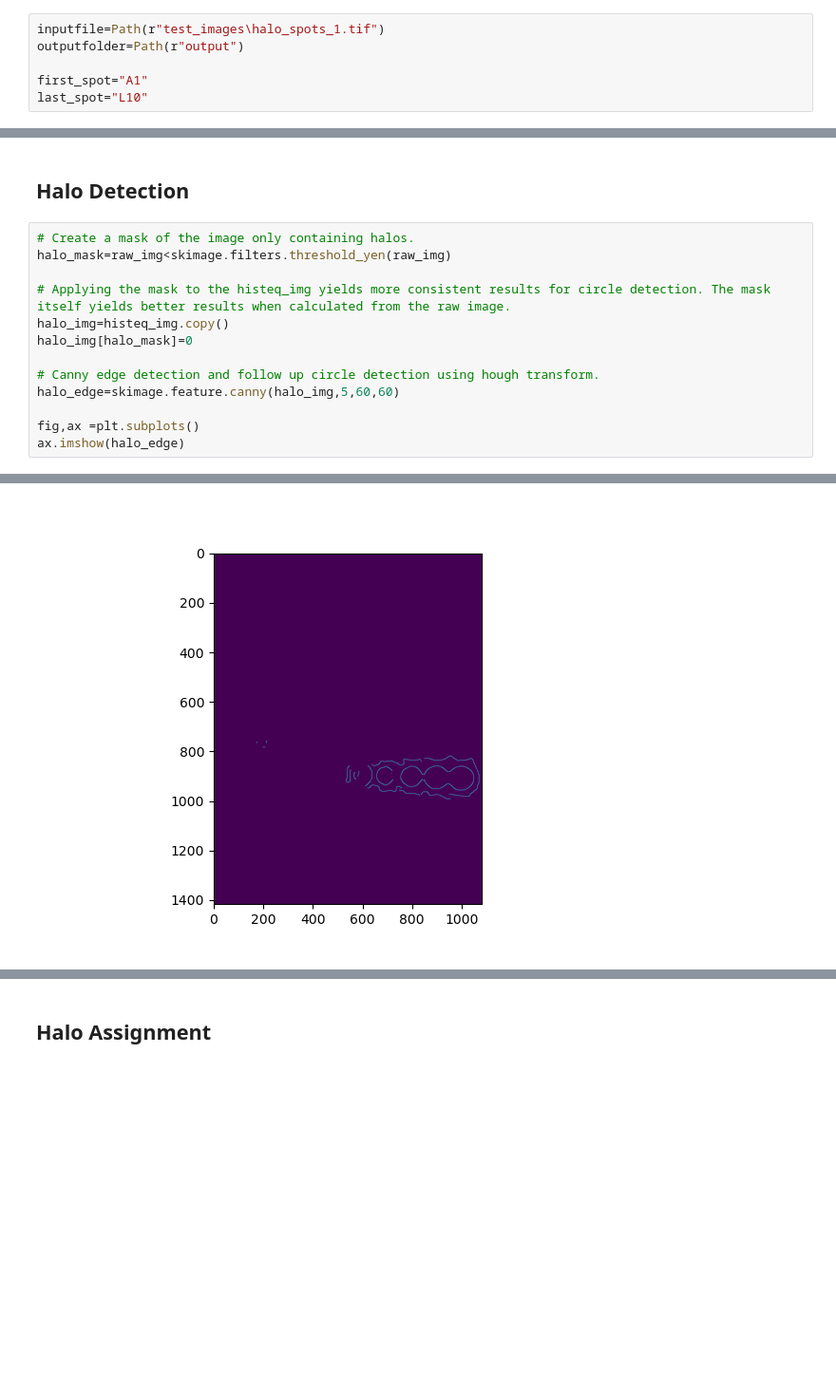
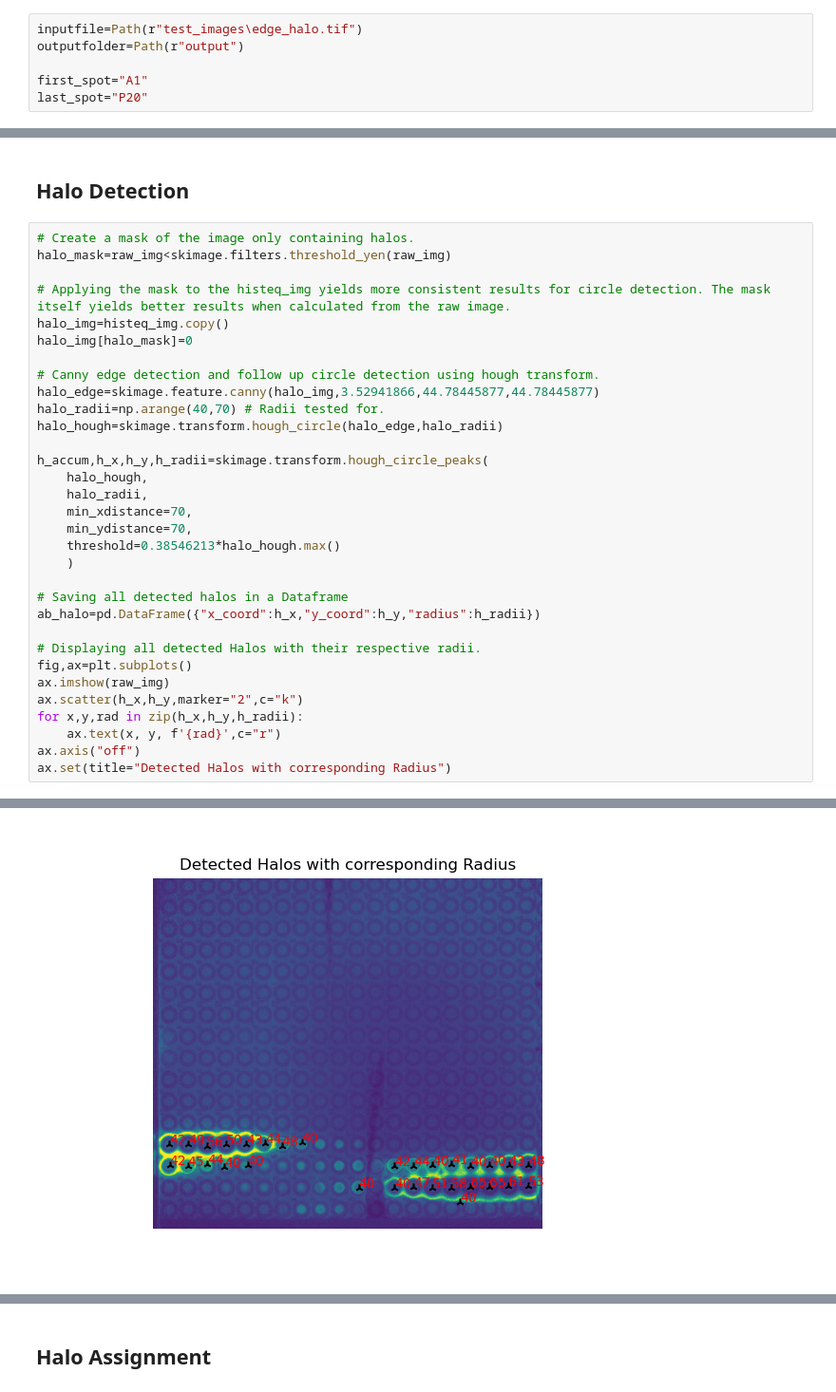
Before and after one commit to Functional-Metabolomics-Lab/MicrospotReader_test, a Jupyter notebook: microspot_reader.ipynb, the cells around one changed output, grey strips where cells are left out. Shown at 95% size. Cells and saved outputs as stored; diff of their text form; blank space fills up the shorter version.

```diff
--- a/microspot_reader.ipynb
+++ b/microspot_reader.ipynb
@@ -25,11 +25,11 @@ import math
 # %% [markdown]
 ## User Input
 # %%
-inputfile=Path(r"test_images\halo_spots_1.tif")
+inputfile=Path(r"test_images\edge_halo.tif")
 outputfolder=Path(r"output")
 
 first_spot="A1"
-last_spot="L10"
+last_spot="P20"
 # %% [markdown]
 ### Extracting Information from User Input
 # %%
@@ -258,8 +259,27 @@ halo_img=histeq_img.copy()
 halo_img[halo_mask]=0
 
 # Canny edge detection and follow up circle detection using hough transform.
-halo_edge=skimage.feature.canny(halo_img,5,60,60)
+halo_edge=skimage.feature.canny(halo_img,3.52941866,44.78445877,44.78445877)
+halo_radii=np.arange(40,70) # Radii tested for.
+halo_hough=skimage.transform.hough_circle(halo_edge,halo_radii)
 
-fig,ax =plt.subplots()
-ax.imshow(halo_edge)
+h_accum,h_x,h_y,h_radii=skimage.transform.hough_circle_peaks(
+    halo_hough,
+    halo_radii,
+    min_xdistance=70,
+    min_ydistance=70,
+    threshold=0.38546213*halo_hough.max()
+    )
+
+# Saving all detected halos in a Dataframe
+ab_halo=pd.DataFrame({"x_coord":h_x,"y_coord":h_y,"radius":h_radii})
+
+# Displaying all detected Halos with their respective radii.
+fig,ax=plt.subplots()
+ax.imshow(raw_img)
+ax.scatter(h_x,h_y,marker="2",c="k")
+for x,y,rad in zip(h_x,h_y,h_radii):
+    ax.text(x, y, f'{rad}',c="r")
+ax.axis("off")
+ax.set(title="Detected Halos with corresponding Radius")
 # %% [output]
@@ -267 +287 @@ ax.imshow(halo_edge)
-[figure, old version]
+[figure, new version]
```
Also changed, not shown: parts of 9 cells of this notebook, 6 other files.
